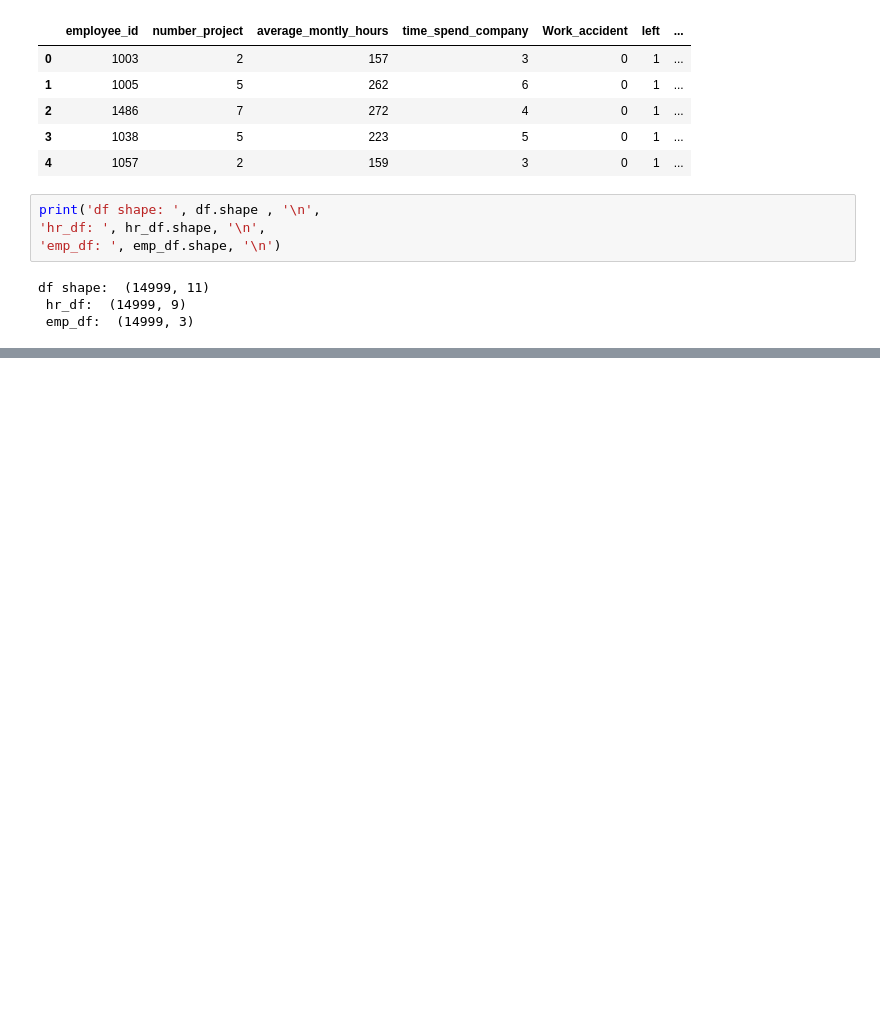
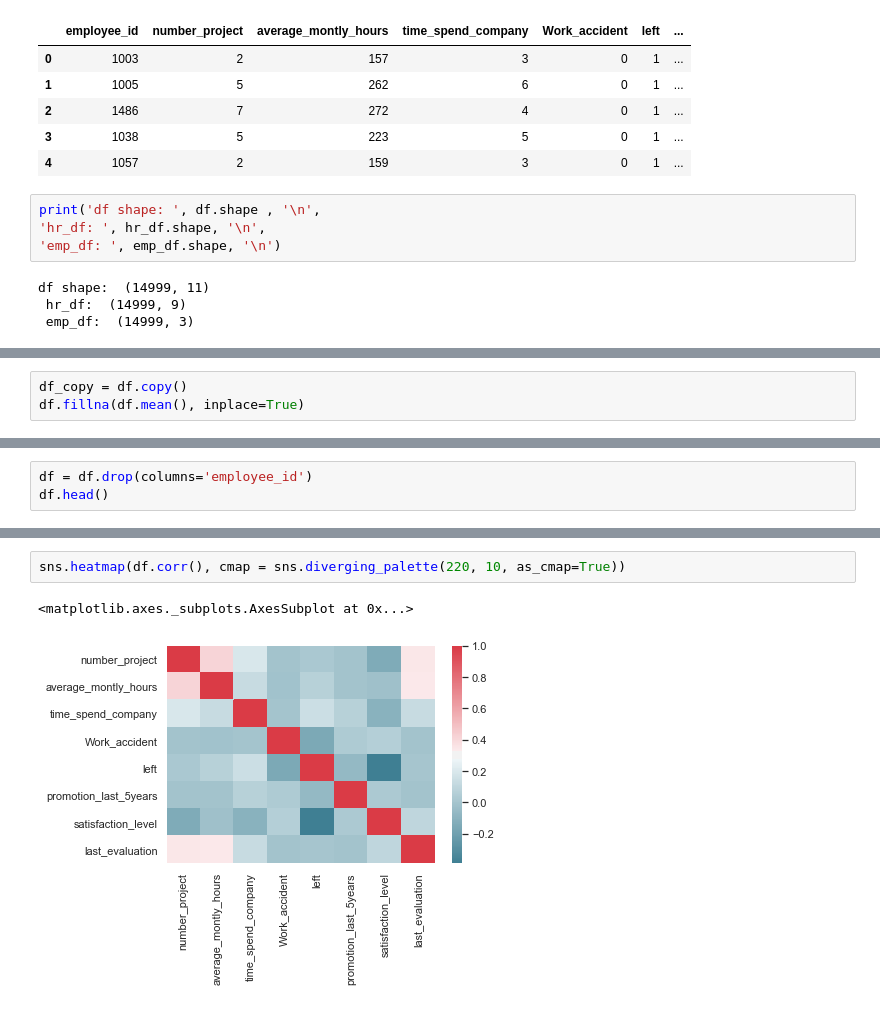
Before and after one commit to xiaomiaoright/RetensionAnalysisWithDeepLearning, a Jupyter notebook: RetensionAnalysis.ipynb, the cells around one changed output, grey strips where cells are left out. Drawn from its saved outputs; the diff is of its cells as text; blank space fills up the shorter version.

```diff
--- a/RetensionAnalysis.ipynb
+++ b/RetensionAnalysis.ipynb
@@ -136,0 +189,3 @@ df shape:  (14999, 11)
+# %%
+df_copy = df.copy()
+df.fillna(df.mean(), inplace=True)
@@ -136,0 +209,3 @@ df shape:  (14999, 11)
+# %%
+df = df.drop(columns='employee_id')
+df.head()
@@ -136,0 +219,5 @@ df shape:  (14999, 11)
+# %%
+sns.heatmap(df.corr(), cmap = sns.diverging_palette(220, 10, as_cmap=True))
+# %% [output]
+<matplotlib.axes._subplots.AxesSubplot at 0x...>
+[figure, added]
```
Also changed, not shown: parts of 30 cells of this notebook, 3 other files.
